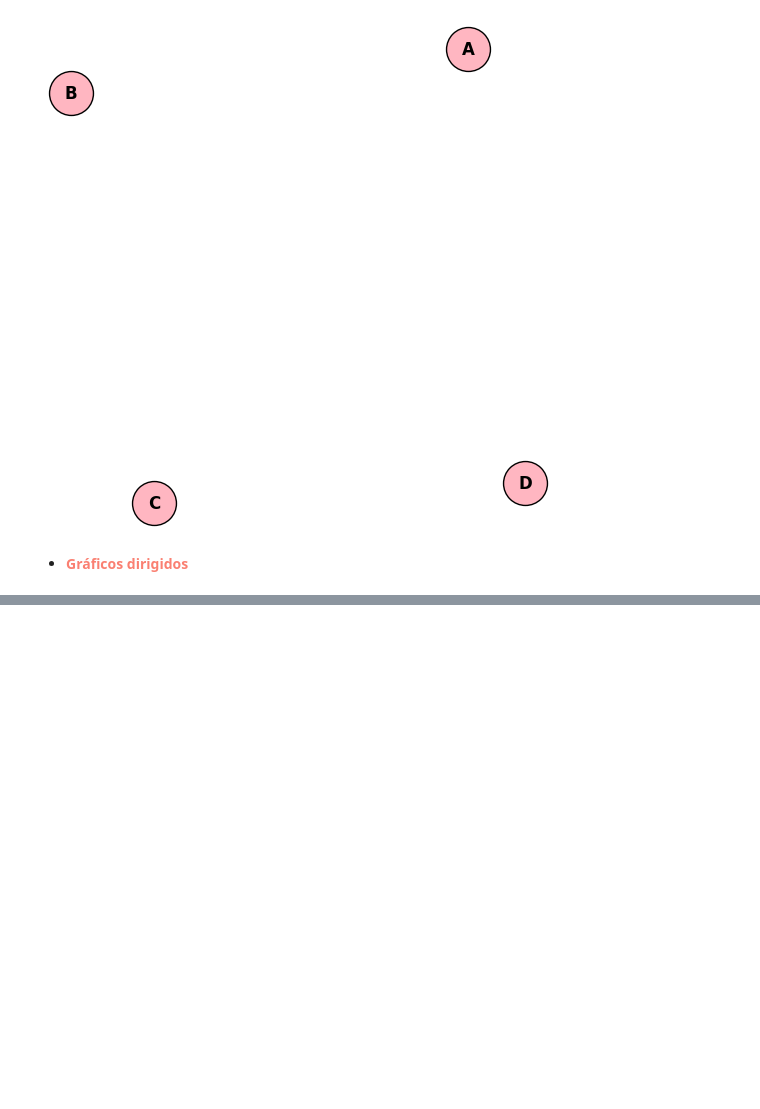
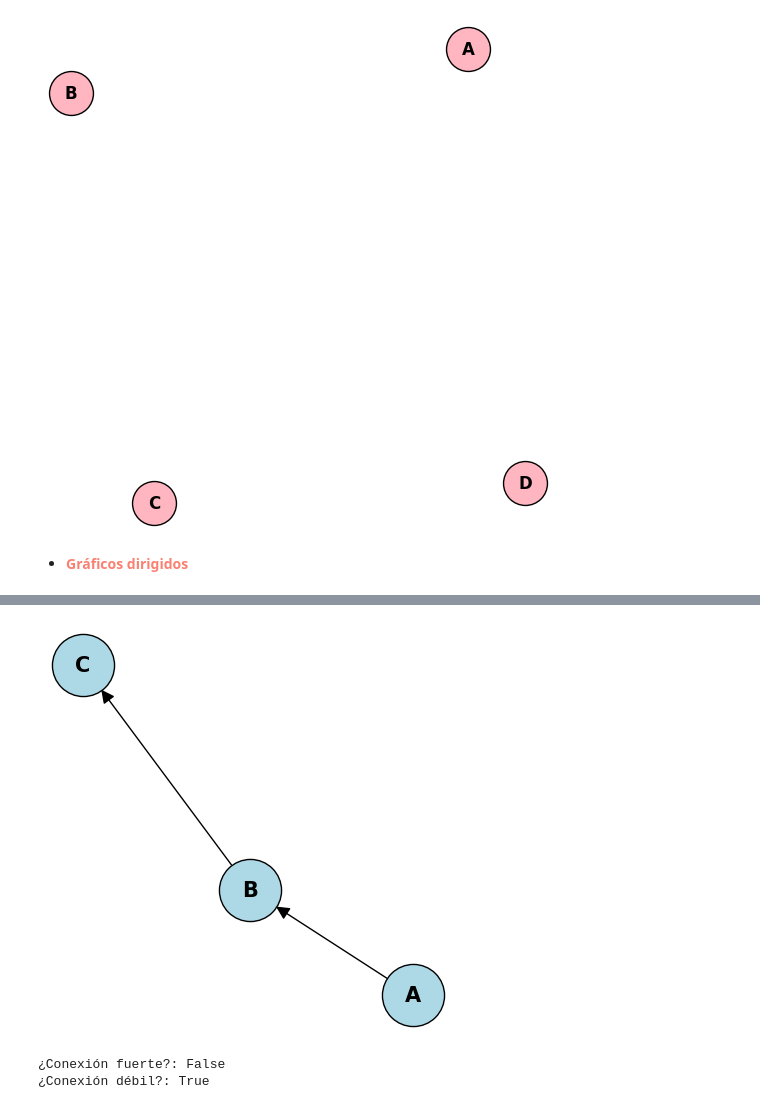
Before and after one commit to Evelyn-Rojas/Investigaci-n-de-operaciones-7MM1, a Jupyter notebook: TAREA1_LIBRERIA.ipynb, the cells around one changed output, grey strips where cells are left out. Saved outputs shown, nothing was run; the diff lists cells and outputs as text; code cells hidden in the pictures; blank space fills up the shorter version.

```diff
--- a/TAREA1_LIBRERIA.ipynb
+++ b/TAREA1_LIBRERIA.ipynb
@@ -198,0 +223,15 @@ plt.show()
+# %%
+H = nx.DiGraph()
+H.add_edges_from([("A", "B"), ("B", "C")])
+plt.figure(figsize=(4,4))
+nx.draw(H, with_labels=True, node_color="lightblue",
+        node_size=2000, font_size=15, font_weight="bold",
+        arrowsize=20, edgecolors="black")
+plt.show()
+
+print("¿Conexión fuerte?:", nx.is_strongly_connected(H))
+print("¿Conexión débil?:", nx.is_weakly_connected(H))
+# %% [output]
+[figure, added]
+¿Conexión fuerte?: False
+¿Conexión débil?: True
```
Also changed, not shown: parts of 9 cells of this notebook.
